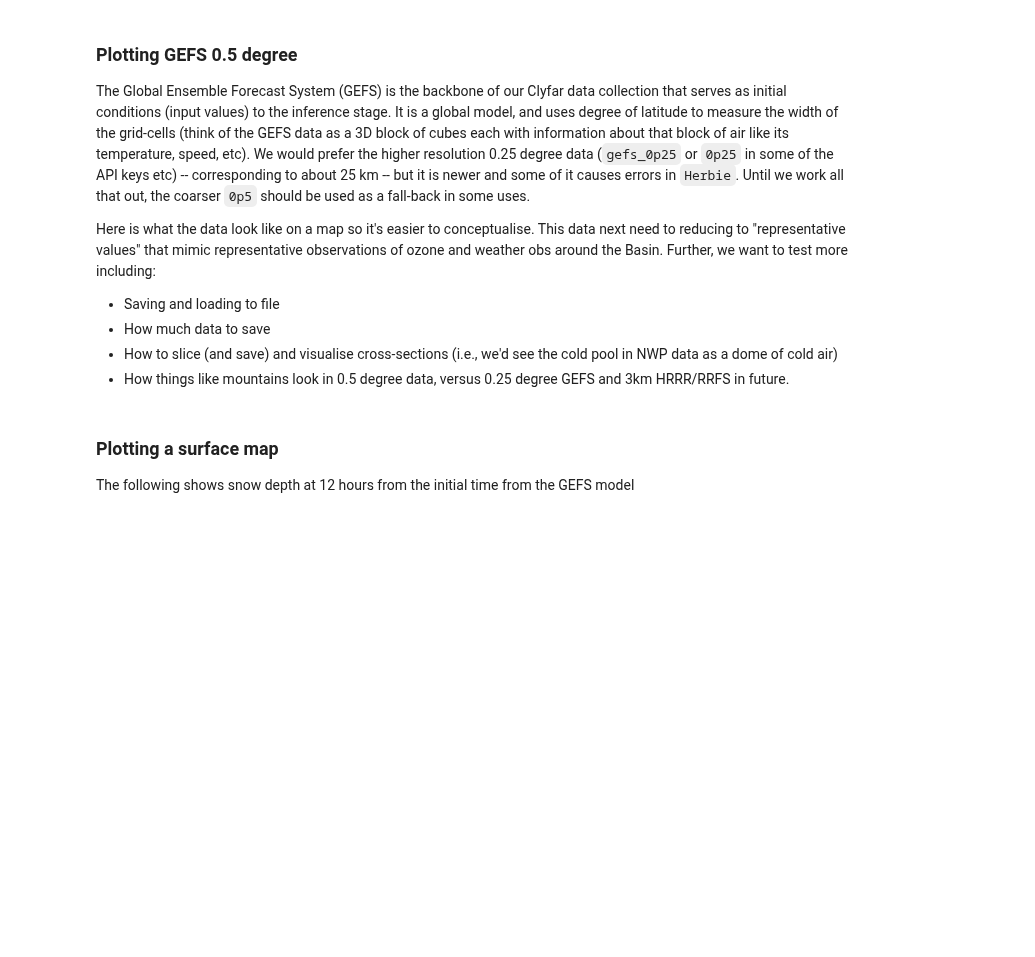
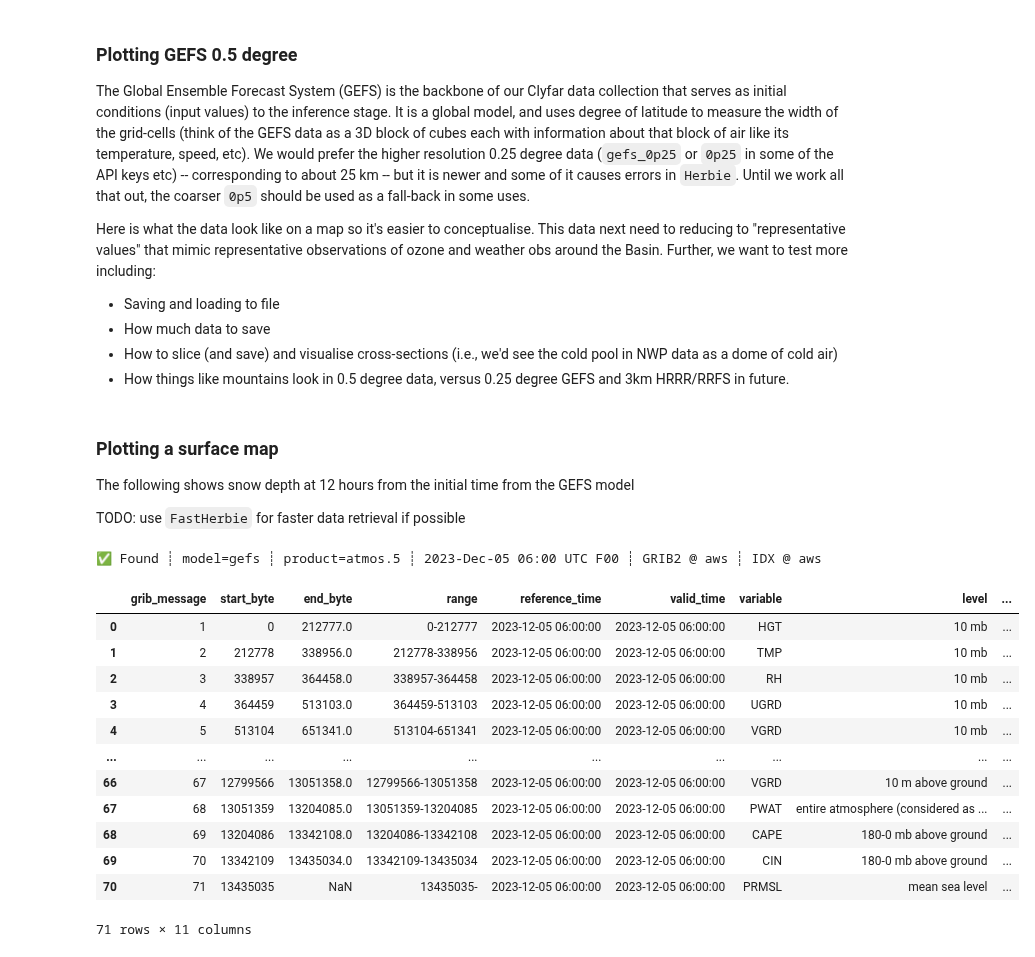
Before and after one commit to Bingham-Research-Center/clyfar, a Jupyter notebook: nwp/gefs_0p5_demo.ipynb, the cells around one changed output. Saved outputs shown, nothing was run; the diff lists cells and outputs as text; code cells hidden in the pictures; blank space fills up the shorter version.

```diff
--- a/nwp/gefs_0p5_demo.ipynb
+++ b/nwp/gefs_0p5_demo.ipynb
@@ -25,4 +25,24 @@ init_dt = datetime.datetime(2023,12,5,18,0,0)
 # %% [markdown]
 ### Plotting a surface map
 The following shows snow depth at 12 hours from the initial time from the GEFS model
+
+TODO: use `FastHerbie` for faster data retrieval if possible
+# %%
+H = GEFSData.setup_herbie(init_dt, fxx=0, product="atmos.5", model="gefs",member='c00')
+H.inventory()
+# %% [output]
+✅ Found ┊ model=gefs ┊ product=atmos.5 ┊ 2023-Dec-05 06:00 UTC F00 ┊ GRIB2 @ aws ┊ IDX @ aws
+|  | grib_message | start_byte | end_byte | range | reference_time | valid_time | variable | level | ... |
+| 0 | 1 | 0 | 212777.0 | 0-212777 | 2023-12-05 06:00:00 | 2023-12-05 06:00:00 | HGT | 10 mb | ... |
+| 1 | 2 | 212778 | 338956.0 | 212778-338956 | 2023-12-05 06:00:00 | 2023-12-05 06:00:00 | TMP | 10 mb | ... |
+| 2 | 3 | 338957 | 364458.0 | 338957-364458 | 2023-12-05 06:00:00 | 2023-12-05 06:00:00 | RH | 10 mb | ... |
+| 3 | 4 | 364459 | 513103.0 | 364459-513103 | 2023-12-05 06:00:00 | 2023-12-05 06:00:00 | UGRD | 10 mb | ... |
+| 4 | 5 | 513104 | 651341.0 | 513104-651341 | 2023-12-05 06:00:00 | 2023-12-05 06:00:00 | VGRD | 10 mb | ... |
+| ... | ... | ... | ... | ... | ... | ... | ... | ... | ... |
+| 66 | 67 | 12799566 | 13051358.0 | 12799566-13051358 | 2023-12-05 06:00:00 | 2023-12-05 06:00:00 | VGRD | 10 m above ground | ... |
+| 67 | 68 | 13051359 | 13204085.0 | 13051359-13204085 | 2023-12-05 06:00:00 | 2023-12-05 06:00:00 | PWAT | entire atmosphere (considered as ... | ... |
+| 68 | 69 | 13204086 | 13342108.0 | 13204086-13342108 | 2023-12-05 06:00:00 | 2023-12-05 06:00:00 | CAPE | 180-0 mb above ground | ... |
+| 69 | 70 | 13342109 | 13435034.0 | 13342109-13435034 | 2023-12-05 06:00:00 | 2023-12-05 06:00:00 | CIN | 180-0 mb above ground | ... |
+| 70 | 71 | 13435035 | NaN | 13435035- | 2023-12-05 06:00:00 | 2023-12-05 06:00:00 | PRMSL | mean sea level | ... |
+71 rows × 11 columns
 # %%
```
Also changed, not shown: parts of 7 cells of this notebook, 3 other files.
